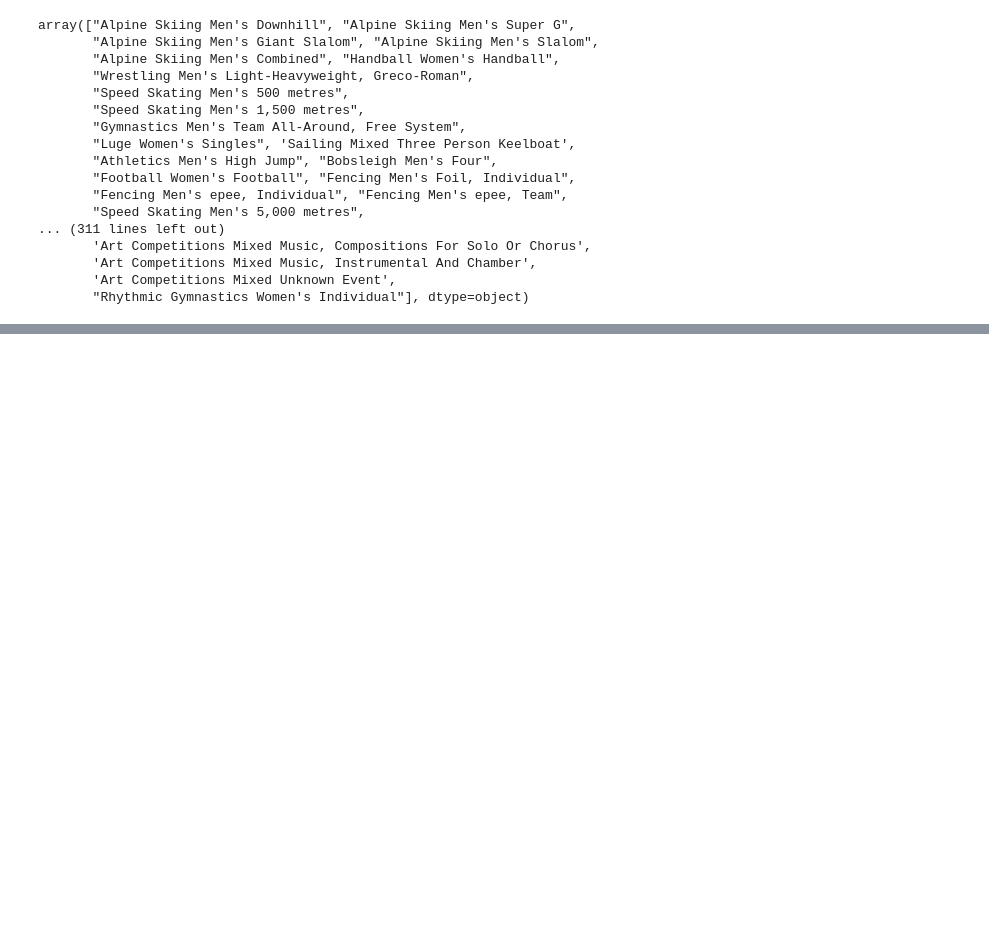
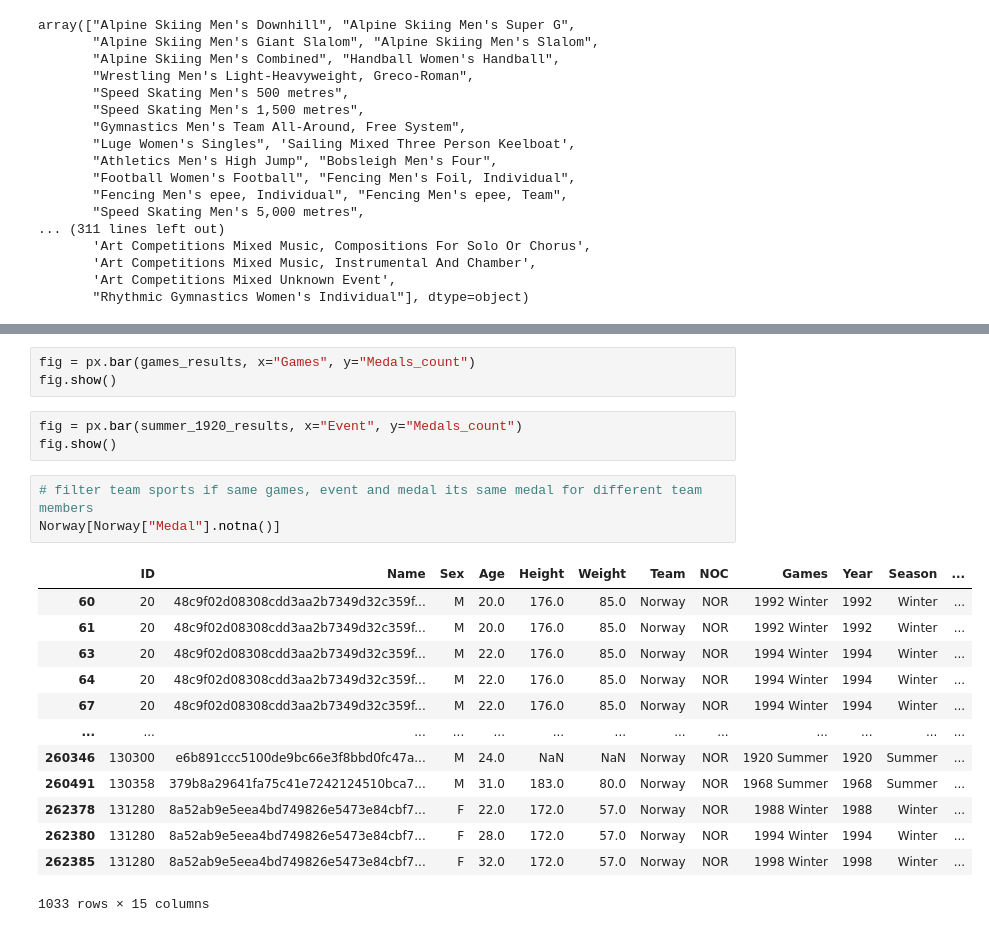
Before and after one commit to Razjoh/Projekt-os-norge, a Jupyter notebook: Rasmus_analys.ipynb, the cells around one changed output, grey strips where cells are left out. Saved outputs shown, nothing was run; the diff lists cells and outputs as text; blank space fills up the shorter version.

```diff
--- a/Rasmus_analys.ipynb
+++ b/Rasmus_analys.ipynb
@@ -269,0 +364,23 @@ array(["Alpine Skiing Men's Downhill", "Alpine Skiing Men's Super G",
+# %%
+fig = px.bar(games_results, x="Games", y="Medals_count")
+fig.show()
+# %%
+fig = px.bar(summer_1920_results, x="Event", y="Medals_count")
+fig.show()
+# %%
+# filter team sports if same games, event and medal its same medal for different team members
+Norway[Norway["Medal"].notna()]
+# %% [output]
+|  | ID | Name | Sex | Age | Height | Weight | Team | NOC | Games | Year | Season | ... |
+| 60 | 20 | 48c9f02d08308cdd3aa2b7349d32c359f... | M | 20.0 | 176.0 | 85.0 | Norway | NOR | 1992 Winter | 1992 | Winter | ... |
+| 61 | 20 | 48c9f02d08308cdd3aa2b7349d32c359f... | M | 20.0 | 176.0 | 85.0 | Norway | NOR | 1992 Winter | 1992 | Winter | ... |
+| 63 | 20 | 48c9f02d08308cdd3aa2b7349d32c359f... | M | 22.0 | 176.0 | 85.0 | Norway | NOR | 1994 Winter | 1994 | Winter | ... |
+| 64 | 20 | 48c9f02d08308cdd3aa2b7349d32c359f... | M | 22.0 | 176.0 | 85.0 | Norway | NOR | 1994 Winter | 1994 | Winter | ... |
+| 67 | 20 | 48c9f02d08308cdd3aa2b7349d32c359f... | M | 22.0 | 176.0 | 85.0 | Norway | NOR | 1994 Winter | 1994 | Winter | ... |
+| ... | ... | ... | ... | ... | ... | ... | ... | ... | ... | ... | ... | ... |
+| 260346 | 130300 | e6b891ccc5100de9bc66e3f8bbd0fc47a... | M | 24.0 | NaN | NaN | Norway | NOR | 1920 Summer | 1920 | Summer | ... |
+| 260491 | 130358 | 379b8a29641fa75c41e7242124510bca7... | M | 31.0 | 183.0 | 80.0 | Norway | NOR | 1968 Summer | 1968 | Summer | ... |
+| 262378 | 131280 | 8a52ab9e5eea4bd749826e5473e84cbf7... | F | 22.0 | 172.0 | 57.0 | Norway | NOR | 1988 Winter | 1988 | Winter | ... |
+| 262380 | 131280 | 8a52ab9e5eea4bd749826e5473e84cbf7... | F | 28.0 | 172.0 | 57.0 | Norway | NOR | 1994 Winter | 1994 | Winter | ... |
+| 262385 | 131280 | 8a52ab9e5eea4bd749826e5473e84cbf7... | F | 32.0 | 172.0 | 57.0 | Norway | NOR | 1998 Winter | 1998 | Winter | ... |
+1033 rows × 15 columns
```
Also changed, not shown: parts of 13 cells of this notebook, 1 other file.
